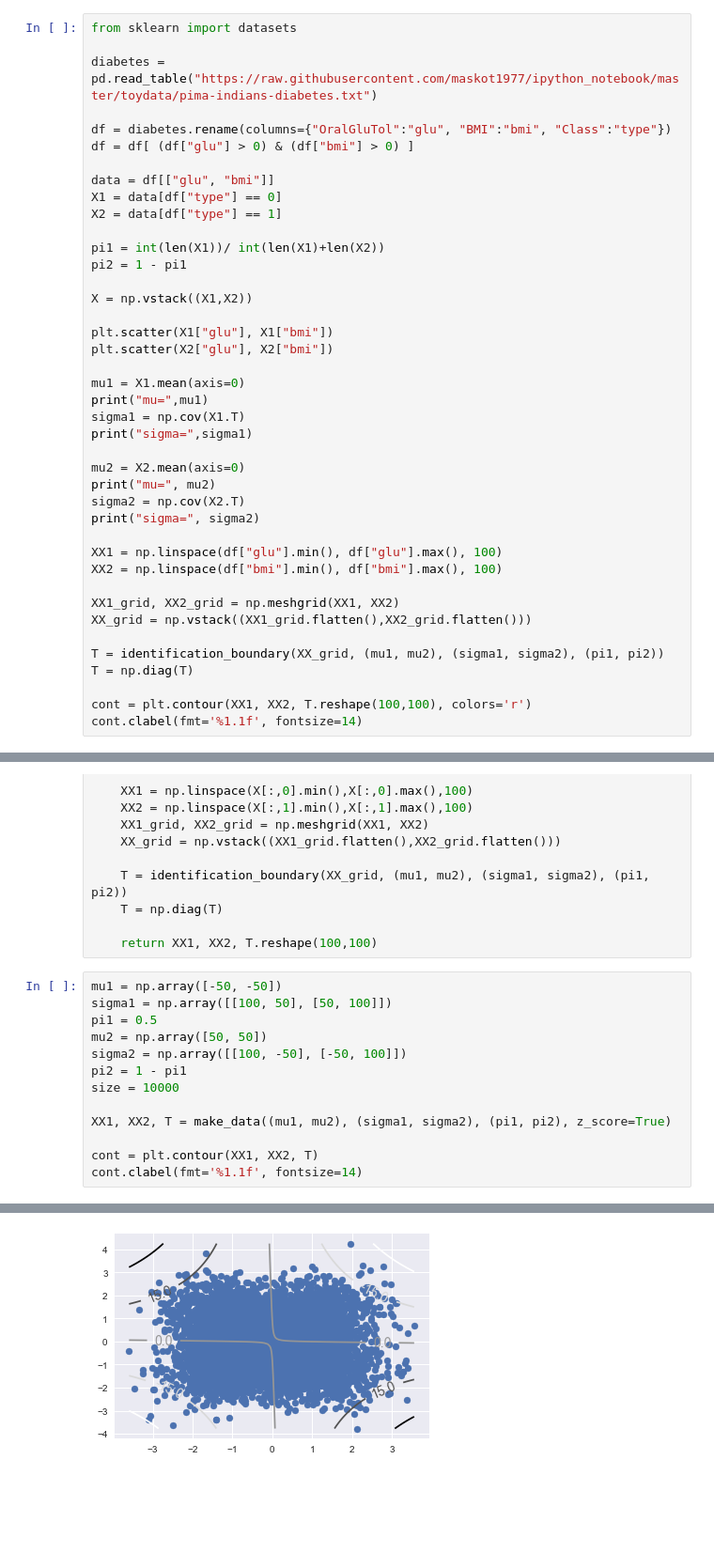
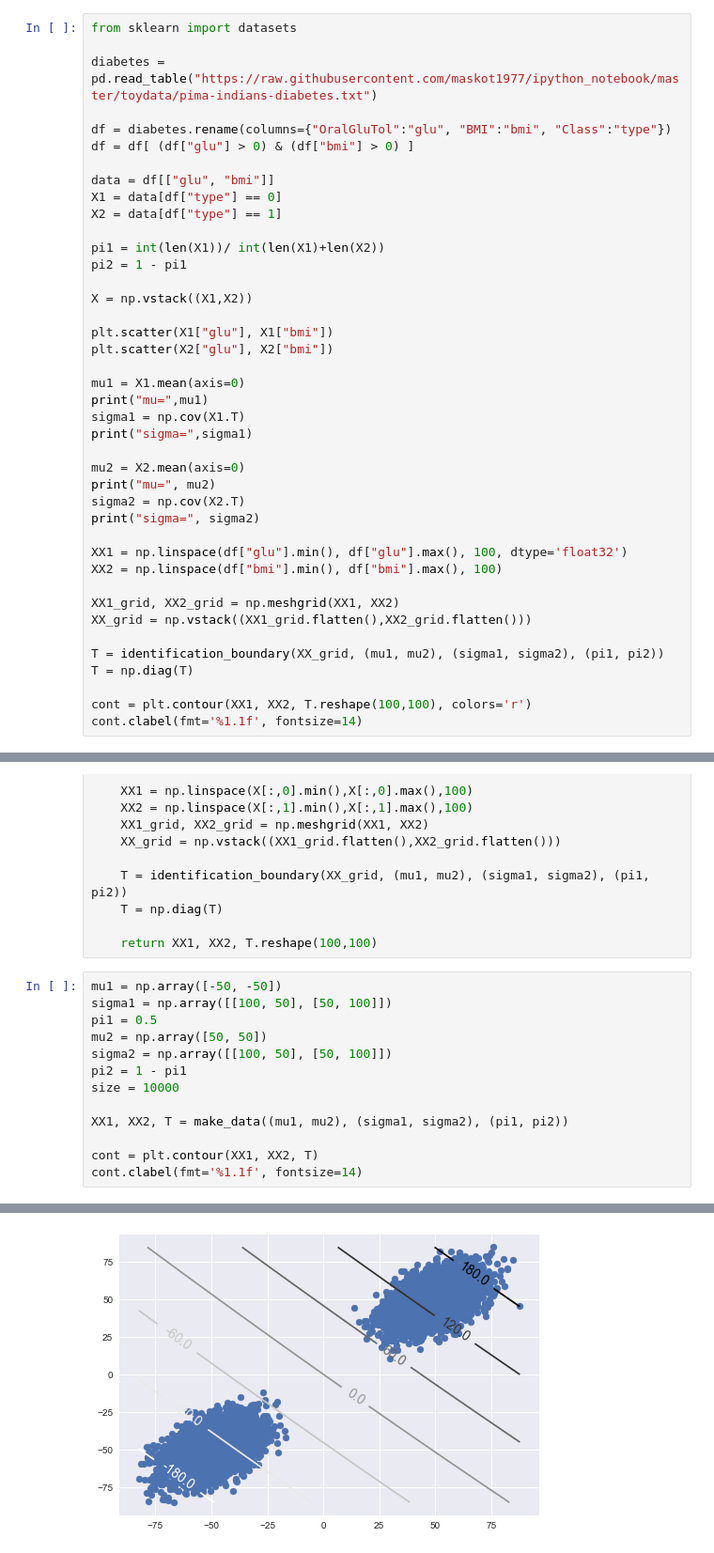
Before and after one commit to ryo-1/first_pattern_recognition, a Jupyter notebook: 第二回/問2.ipynb, the cells around one changed output, grey strips where cells are left out. Shown: that part at 94% size. Saved outputs shown, nothing was run; the diff lists cells and outputs as text; blank space fills up the shorter version.

```diff
--- a/第二回/問2.ipynb
+++ b/第二回/問2.ipynb
@@ -52,7 +52,7 @@ print("mu=", mu2)
 sigma2 = np.cov(X2.T)
 print("sigma=", sigma2)
 
-XX1 = np.linspace(df["glu"].min(), df["glu"].max(), 100)
+XX1 = np.linspace(df["glu"].min(), df["glu"].max(), 100, dtype='float32')
 XX2 = np.linspace(df["bmi"].min(), df["bmi"].max(), 100)
 
 XX1_grid, XX2_grid = np.meshgrid(XX1, XX2)
@@ -127,11 +127,11 @@ mu1 = np.array([-50, -50])
 sigma1 = np.array([[100, 50], [50, 100]])
 pi1 = 0.5
 mu2 = np.array([50, 50])
-sigma2 = np.array([[100, -50], [-50, 100]])
+sigma2 = np.array([[100, 50], [50, 100]])
 pi2 = 1 - pi1
 size = 10000
 
-XX1, XX2, T = make_data((mu1, mu2), (sigma1, sigma2), (pi1, pi2), z_score=True)
+XX1, XX2, T = make_data((mu1, mu2), (sigma1, sigma2), (pi1, pi2))
 
 cont = plt.contour(XX1, XX2, T)
 cont.clabel(fmt='%1.1f', fontsize=14)
@@ -140,4 +140,4 @@ cont.clabel(fmt='%1.1f', fontsize=14)
-[figure, old version]
+[figure, new version]
 # %%
 size = 10000
 
```
Also changed, not shown: parts of 4 cells of this notebook.
